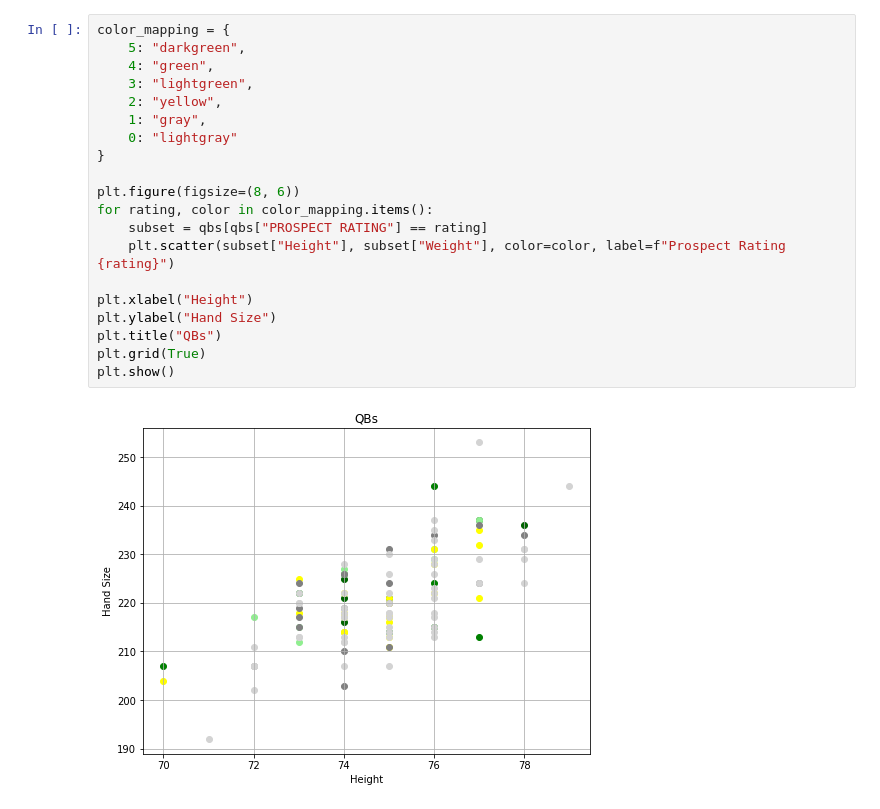
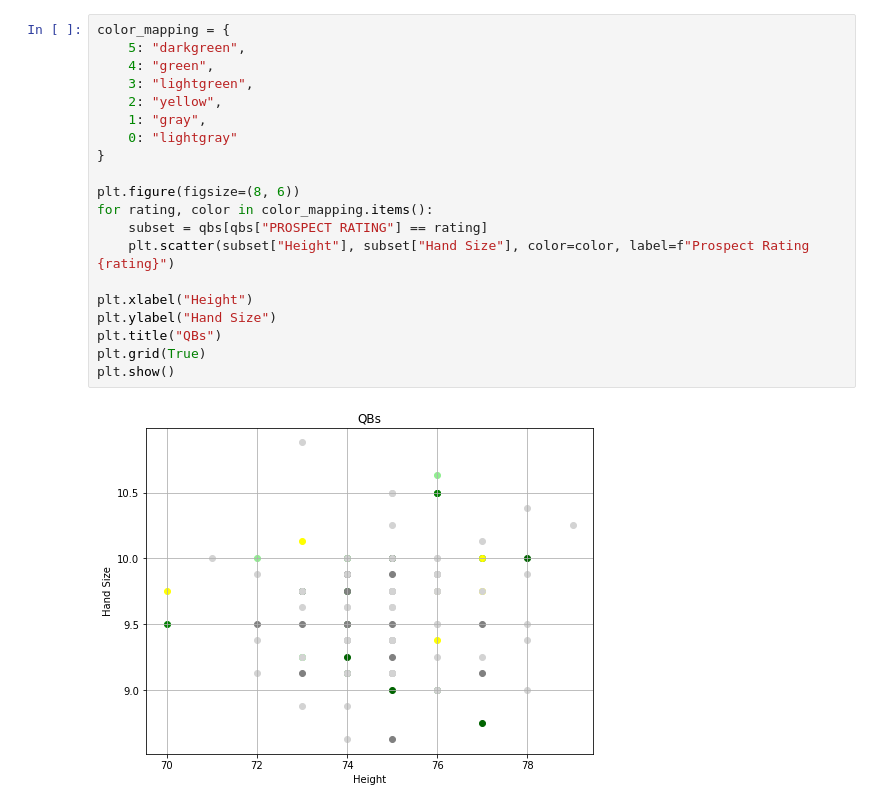
Before and after one commit to rmluck/NFL-Draft-Prospects-Model, a Jupyter notebook: Quarterbacks/quarterbacks_analysis.ipynb, the cells around one changed output. Saved outputs shown, nothing was run; the diff lists cells and outputs as text.

```diff
--- a/Quarterbacks/quarterbacks_analysis.ipynb
+++ b/Quarterbacks/quarterbacks_analysis.ipynb
@@ -210,22 +211,22 @@ qbs["PFF Grade"] = qbs["PFF Grade"].apply(lambda x: norm.cdf(x, loc=mean, scale=
 # %%
 color_mapping = {
     5: "darkgreen",
     4: "green",
     3: "lightgreen",
     2: "yellow",
     1: "gray",
     0: "lightgray"
 }
 
 plt.figure(figsize=(8, 6))
 for rating, color in color_mapping.items():
     subset = qbs[qbs["PROSPECT RATING"] == rating]
-    plt.scatter(subset["Height"], subset["Weight"], color=color, label=f"Prospect Rating {rating}")
+    plt.scatter(subset["Height"], subset["Hand Size"], color=color, label=f"Prospect Rating {rating}")
 
 plt.xlabel("Height")
 plt.ylabel("Hand Size")
 plt.title("QBs")
 plt.grid(True)
 plt.show()
 # %% [output]
-[figure, old version]
+[figure, new version]
```
Also changed, not shown: parts of 3 cells of this notebook, 2 other files.
